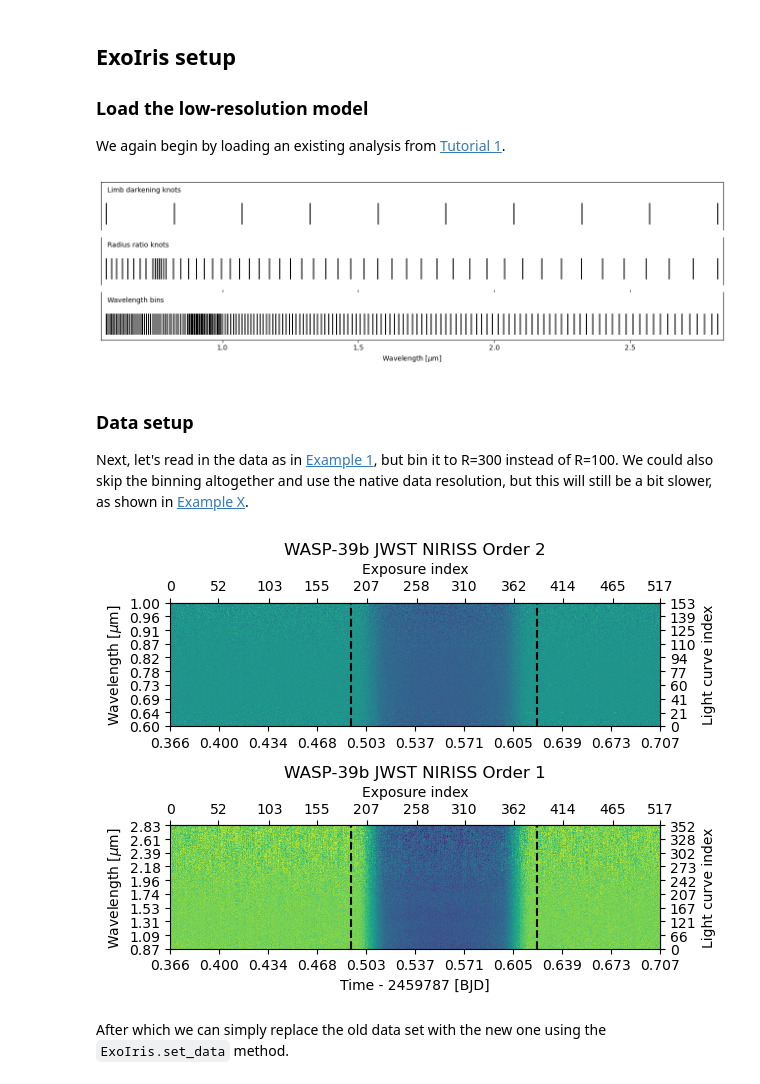
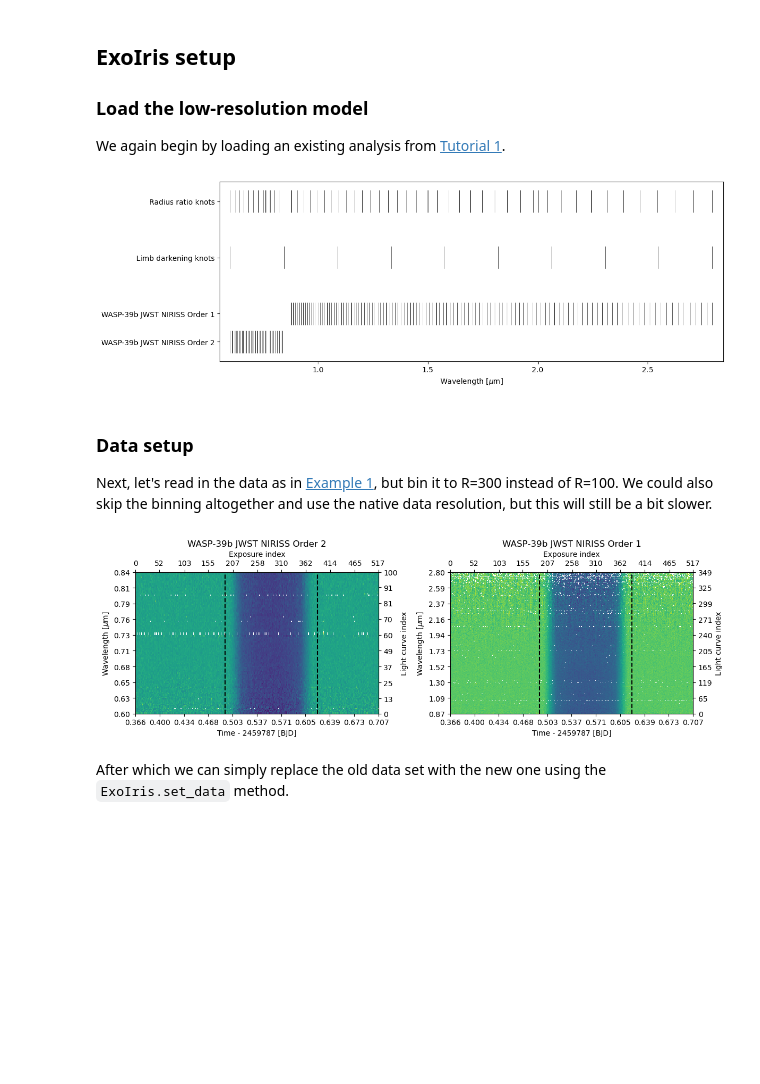
Before and after one commit to hpparvi/ExoIris, a Jupyter notebook: doc/source/examples/e01/03_increasing_data_resolution.ipynb, the cells around one changed output. Drawn from its saved outputs; the diff is of its cells as text; code cells hidden in the pictures; blank space fills up the shorter version.

```diff
--- a/doc/source/examples/e01/03_increasing_data_resolution.ipynb
+++ b/doc/source/examples/e01/03_increasing_data_resolution.ipynb
@@ -12,4 +10,6 @@ So far, we've learned how to construct a transmission spectroscopy analysis with
 # %%
+import matplotlib.pyplot as plt
+
 from multiprocessing import Pool
 from xarray import load_dataset
 from numpy import array, geomspace, linspace, inf
@@ -17,6 +17,8 @@ from matplotlib.pyplot import subplots, setp
 
 from exoiris import ExoIris, TSData, load_model, clean_knots
 
+plt.rc('figure', figsize=(12,4))
+
 pargs = dict(figsize=(13, 7), res_args=dict(pmin=5, pmax=95), height_ratios=(0.4, 0.6),
              trs_args=dict(xscale='log', ylim=(2.0, 2.23), xticks=[0.6, 0.88, 1.16, 1.44, 1.72, 2.0, 2.30, 2.8]))
 # %% [markdown]
@@ -28,27 +30,32 @@ We again begin by loading an existing analysis from [Tutorial 1](01a_not_so_shor
 ts = load_model("01a.fits", name='03a')
 ts.plot_setup();
 # %% [output]
-[figure, old version]
+[figure, new version]
 # %% [markdown]
 ### Data setup
 
-Next, let's read in the data as in [Example 1](01a_not_so_short_intro_to_exoiris.ipynb), but bin it to R=300 instead of R=100. We could also skip the binning altogether and use the native data resolution, but this will still be a bit slower, as shown in [Example X]().
+Next, let's read in the data as in [Example 1](01a_not_so_short_intro_to_exoiris.ipynb), but bin it to R=300 instead of R=100. We could also skip the binning altogether and use the native data resolution, but this will still be a bit slower.
 # %%
-def read_data(fname, name=""):
+def read_data(fname, name="", noise_group: str = 'a', n_baseline: int = 5):
     with load_dataset(fname) as ds:
-        return TSData(time=ds.time.values, wavelength=ds.wavelength.values, fluxes=ds.flux.values, errors=ds.error.values, name=name)
+        return TSData(time=ds.time.values, wavelength=ds.wavelength.values, fluxes=ds.flux.values, errors=ds.error.values,
+                      name=name, noise_group=noise_group, n_baseline=n_baseline)
 
-d1 = read_data('data/nirHiss_order_1.h5', "WASP-39b JWST NIRISS Order 1")
-d2 = read_data('data/nirHiss_order_2.h5', "WASP-39b JWST NIRISS Order 2")
-d1.remove_outliers()
+
+d1 = read_data('data/nirHiss_order_1.h5', "WASP-39b JWST NIRISS Order 1", noise_group=0, n_baseline=5)
+d1.crop_wavelength(0.86, 2.8)
+d1.mask_outliers(8)
 d1.mask_transit(t0=2459783.5015, p=4.0552842, t14=0.13)
 d1.normalize_to_poly()
-d2.remove_outliers()
-d2.crop_wavelength(0.6, 1.0)
+
+d2 = read_data('data/nirHiss_order_2.h5', "WASP-39b JWST NIRISS Order 2", noise_group=1, n_baseline=5)
+d2.mask_outliers(5)
+d2.crop_wavelength(0.6, 0.84)
 d2.mask_transit(ephemeris=d1.ephemeris)
 d2.normalize_to_poly()
+
 db = d2.bin_wavelength(r = 300, estimate_errors=True) + d1.bin_wavelength(r = 300, estimate_errors=True)
-fig = db.plot()
+fig = db.plot(ncols=2)
 fig.tight_layout()
 # %% [output]
-[figure, old version]
+[figure, new version]
```
Also changed, not shown: parts of 14 cells of this notebook.
